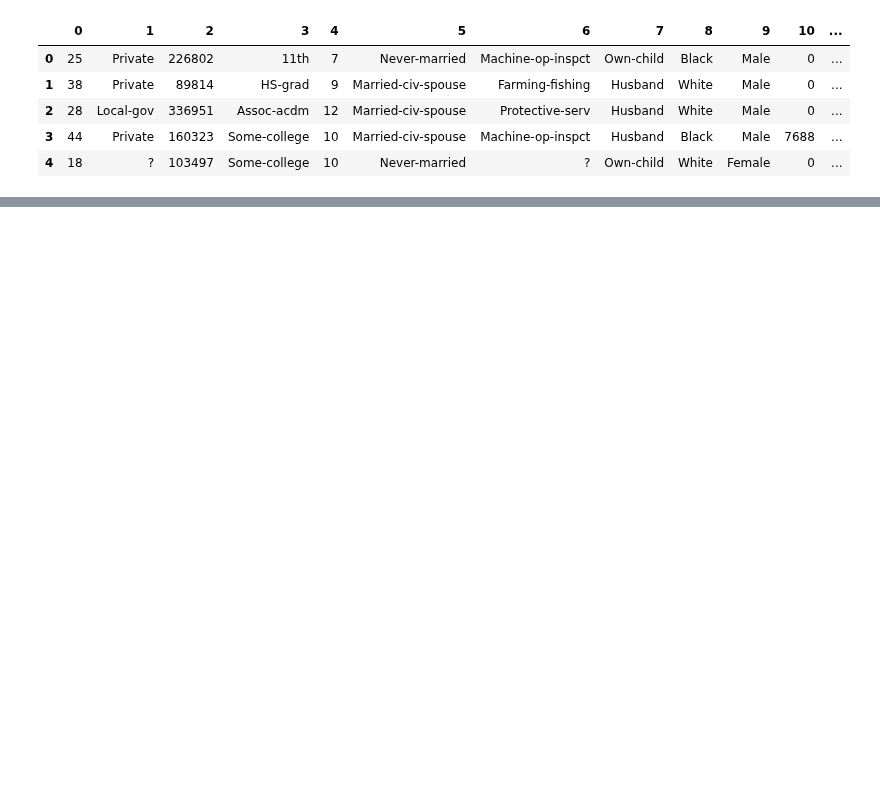
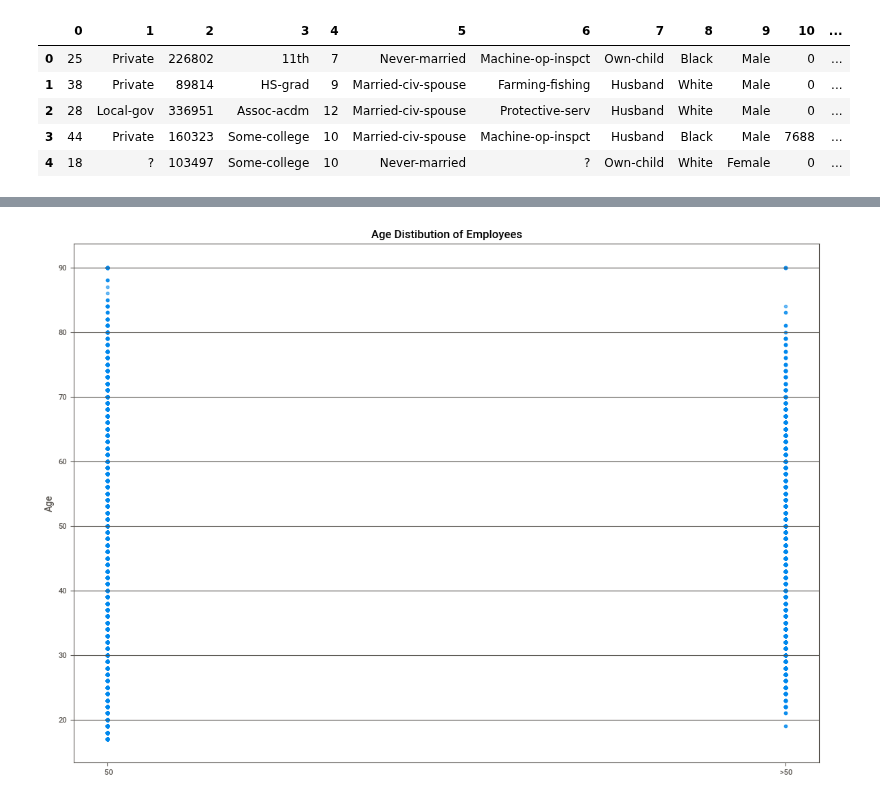
Before and after one commit to RancyChepchirchir/Assignments, a Jupyter notebook: 21.XGBoost_Assignment.ipynb, the cells around one changed output, grey strips where cells are left out. Saved outputs shown, nothing was run; the diff lists cells and outputs as text; code cells hidden in the pictures; blank space fills up the shorter version.

```diff
--- a/21.XGBoost_Assignment.ipynb
+++ b/21.XGBoost_Assignment.ipynb
@@ -42,0 +162,10 @@ print('Tr Data - rows:' , nba.shape[0],'columns:', nba.shape[1])
+# %%
+plt.figure(figsize=(14,10))
+plt.scatter(train_set['wage_class'], train_set['age'] , alpha=.55)
+plt.title("Age Distibution of Employees")
+# plt.xlabel("age")
+plt.ylabel("Age")
+plt.grid(b=True , which = 'major', axis='y')
+plt.show()
+# %% [output]
+[figure, added]
```
Also changed, not shown: parts of 28 cells of this notebook, 2 other files.
